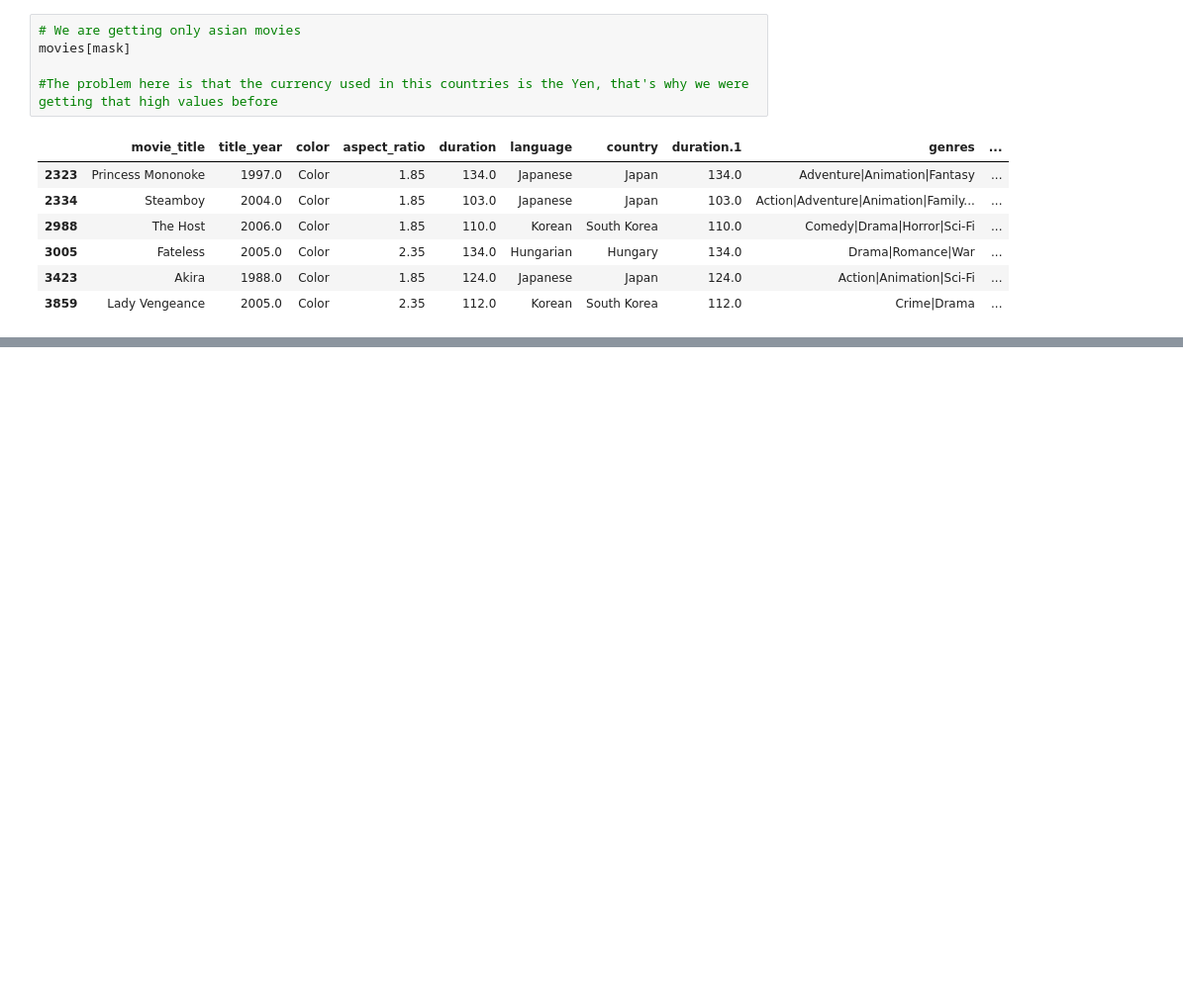
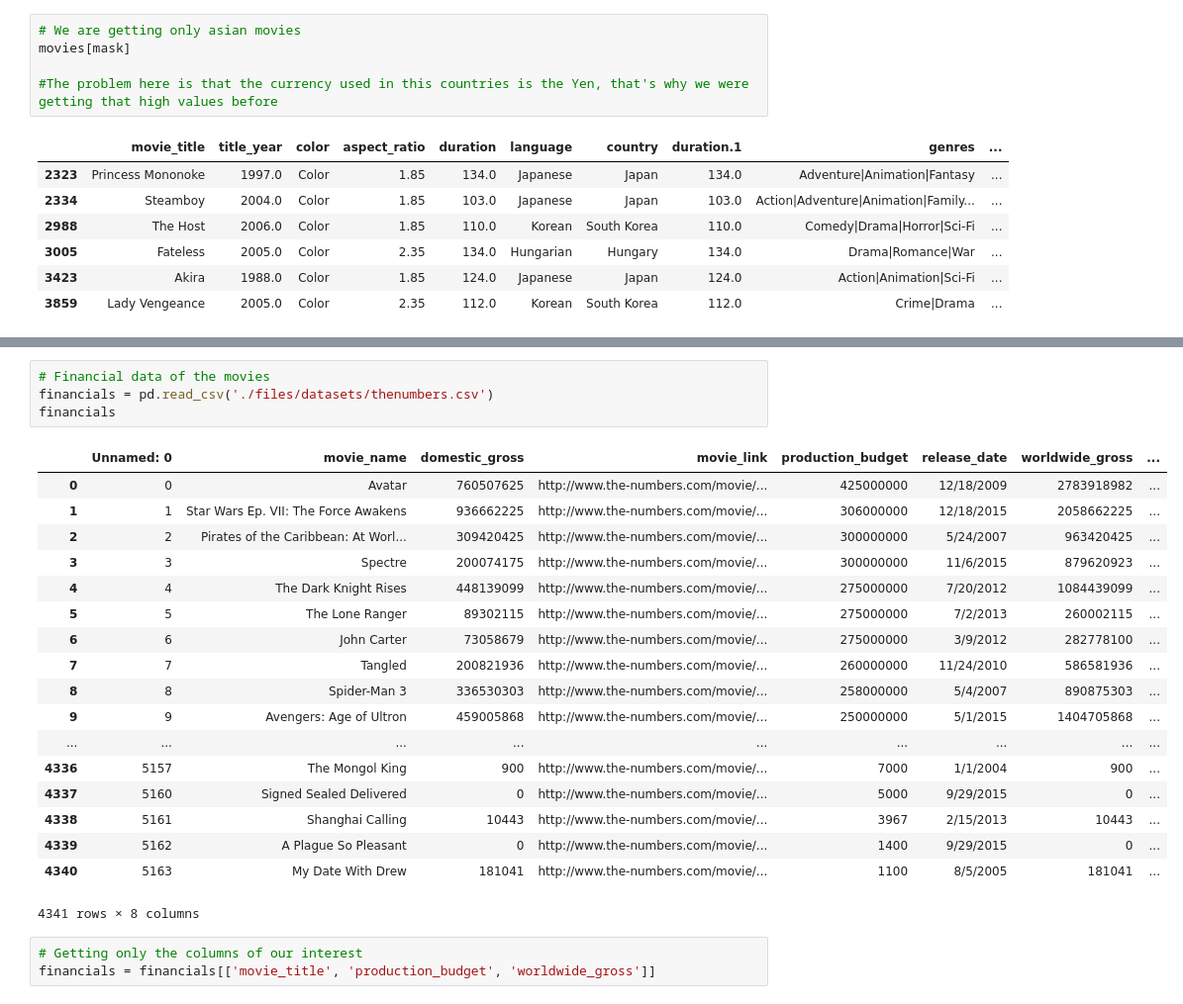
Before and after one commit to FranLMSP/platzi-ml, a Jupyter notebook: 2. Data parsing.ipynb, the cells around one changed output, grey strips where cells are left out. Shown at 99% size. Saved outputs shown, nothing was run; the diff lists cells and outputs as text; blank space fills up the shorter version.

```diff
--- a/2. Data parsing.ipynb
+++ b/2. Data parsing.ipynb
@@ -334,0 +339,26 @@ movies[mask]
+# %%
+# Financial data of the movies
+financials = pd.read_csv('./files/datasets/thenumbers.csv')
+financials
+# %% [output]
+|  | Unnamed: 0 | movie_name | domestic_gross | movie_link | production_budget | release_date | worldwide_gross | ... |
+| 0 | 0 | Avatar | 760507625 | http://www.the-numbers.com/movie/... | 425000000 | 12/18/2009 | 2783918982 | ... |
+| 1 | 1 | Star Wars Ep. VII: The Force Awakens | 936662225 | http://www.the-numbers.com/movie/... | 306000000 | 12/18/2015 | 2058662225 | ... |
+| 2 | 2 | Pirates of the Caribbean: At Worl... | 309420425 | http://www.the-numbers.com/movie/... | 300000000 | 5/24/2007 | 963420425 | ... |
+| 3 | 3 | Spectre | 200074175 | http://www.the-numbers.com/movie/... | 300000000 | 11/6/2015 | 879620923 | ... |
+| 4 | 4 | The Dark Knight Rises | 448139099 | http://www.the-numbers.com/movie/... | 275000000 | 7/20/2012 | 1084439099 | ... |
+| 5 | 5 | The Lone Ranger | 89302115 | http://www.the-numbers.com/movie/... | 275000000 | 7/2/2013 | 260002115 | ... |
+| 6 | 6 | John Carter | 73058679 | http://www.the-numbers.com/movie/... | 275000000 | 3/9/2012 | 282778100 | ... |
+| 7 | 7 | Tangled | 200821936 | http://www.the-numbers.com/movie/... | 260000000 | 11/24/2010 | 586581936 | ... |
+| 8 | 8 | Spider-Man 3 | 336530303 | http://www.the-numbers.com/movie/... | 258000000 | 5/4/2007 | 890875303 | ... |
+| 9 | 9 | Avengers: Age of Ultron | 459005868 | http://www.the-numbers.com/movie/... | 250000000 | 5/1/2015 | 1404705868 | ... |
+| ... | ... | ... | ... | ... | ... | ... | ... | ... |
+| 4336 | 5157 | The Mongol King | 900 | http://www.the-numbers.com/movie/... | 7000 | 1/1/2004 | 900 | ... |
+| 4337 | 5160 | Signed Sealed Delivered | 0 | http://www.the-numbers.com/movie/... | 5000 | 9/29/2015 | 0 | ... |
+| 4338 | 5161 | Shanghai Calling | 10443 | http://www.the-numbers.com/movie/... | 3967 | 2/15/2013 | 10443 | ... |
+| 4339 | 5162 | A Plague So Pleasant | 0 | http://www.the-numbers.com/movie/... | 1400 | 9/29/2015 | 0 | ... |
+| 4340 | 5163 | My Date With Drew | 181041 | http://www.the-numbers.com/movie/... | 1100 | 8/5/2005 | 181041 | ... |
+4341 rows × 8 columns
+# %%
+# Getting only the columns of our interest
+financials = financials[['movie_title', 'production_budget', 'worldwide_gross']]
```
Also changed, not shown: parts of 3 cells of this notebook.
